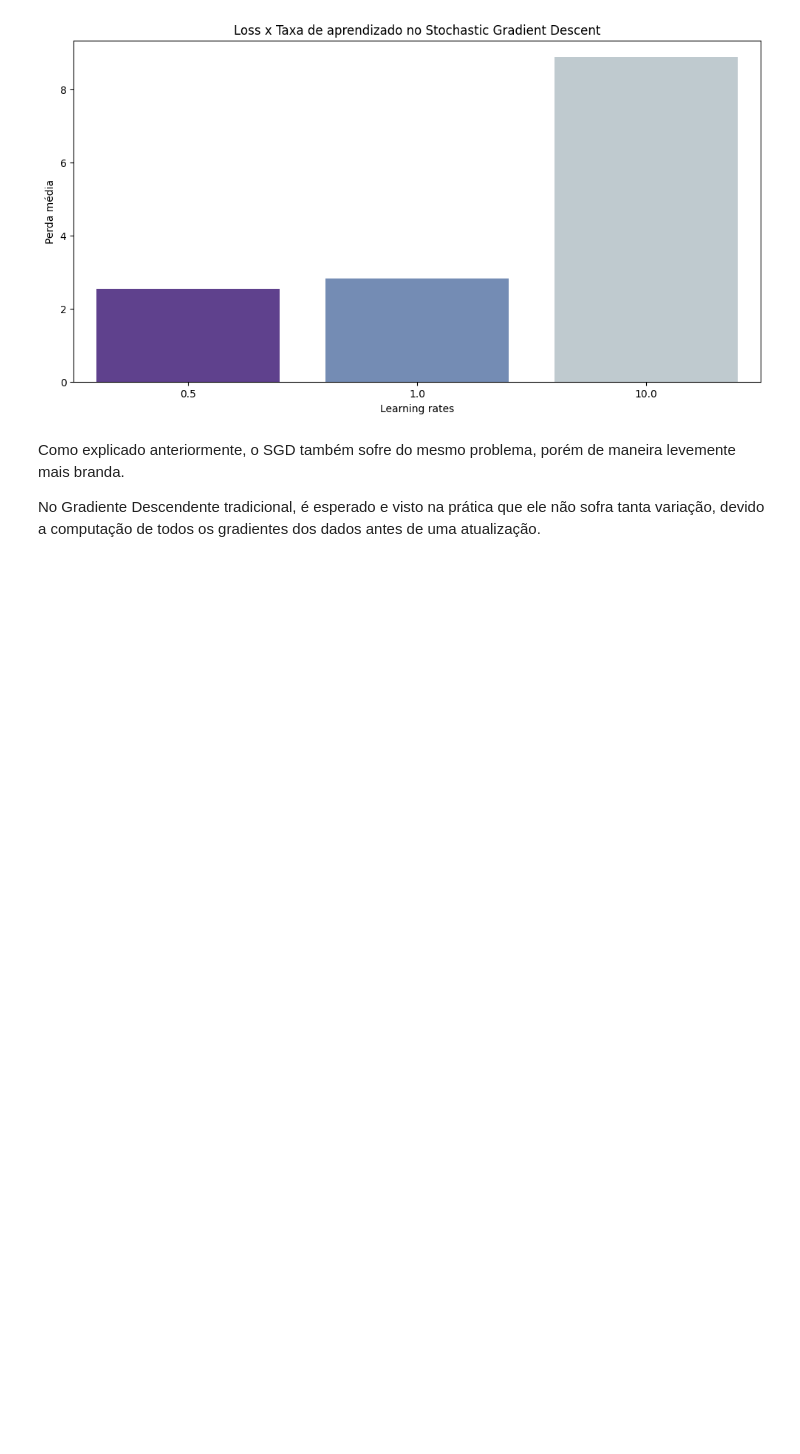
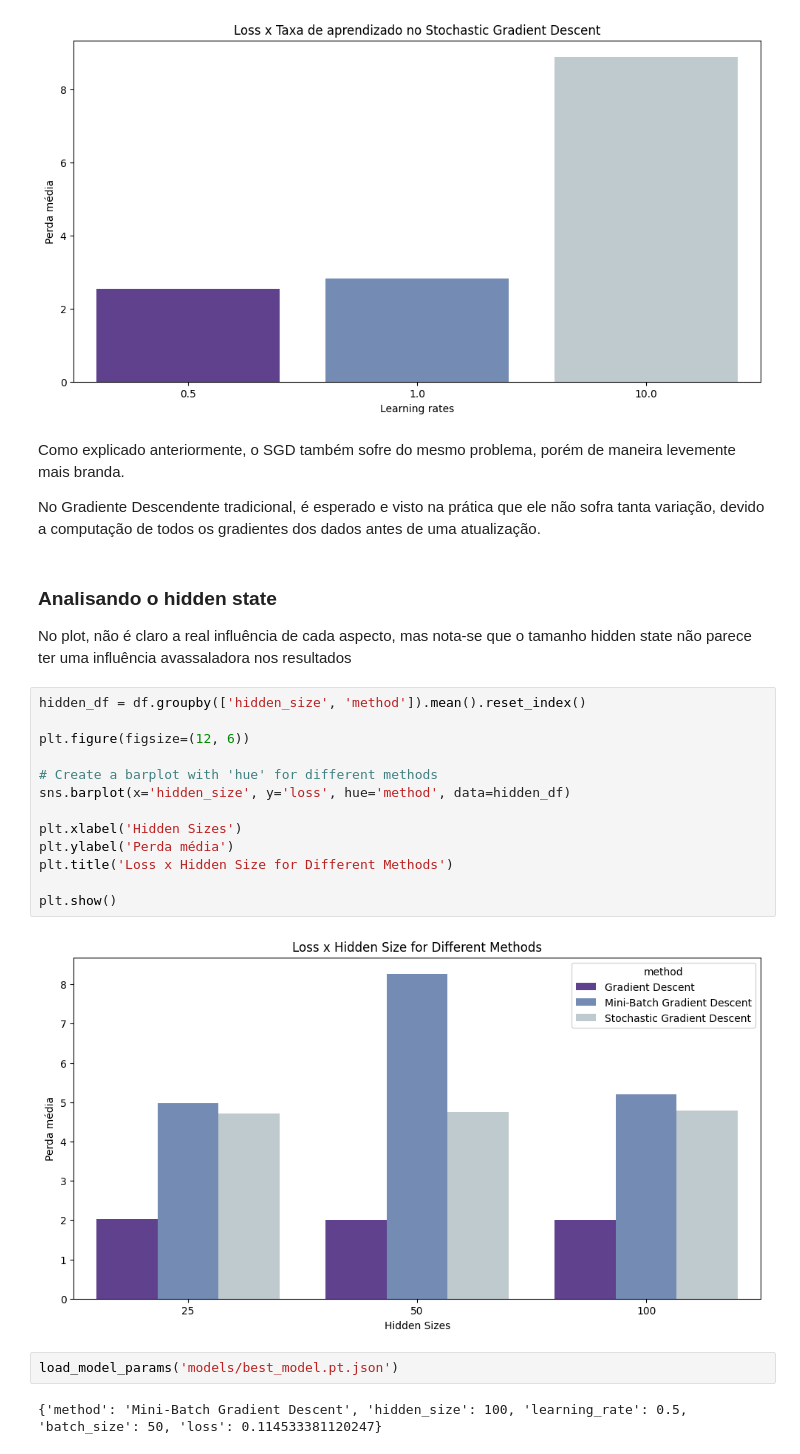
Before and after one commit to lorenzo-cm/ml-tp1, a Jupyter notebook: main.ipynb, the cells around one changed output. Drawn from its saved outputs; the diff is of its cells as text; blank space fills up the shorter version.

```diff
--- a/main.ipynb
+++ b/main.ipynb
@@ -541,3 +547,26 @@ plt.show()
 Como explicado anteriormente, o SGD também sofre do mesmo problema, porém de maneira levemente mais branda.
 
 No Gradiente Descendente tradicional, é esperado e visto na prática que ele não sofra tanta variação, devido a computação de todos os gradientes dos dados antes de uma atualização.
+# %% [markdown]
+### Analisando o hidden state
+
+No plot, não é claro a real influência de cada aspecto, mas nota-se que o tamanho hidden state não parece ter uma influência avassaladora nos resultados
+# %%
+hidden_df = df.groupby(['hidden_size', 'method']).mean().reset_index()
+
+plt.figure(figsize=(12, 6))
+
+# Create a barplot with 'hue' for different methods
+sns.barplot(x='hidden_size', y='loss', hue='method', data=hidden_df)
+
+plt.xlabel('Hidden Sizes')
+plt.ylabel('Perda média')
+plt.title('Loss x Hidden Size for Different Methods')
+
+plt.show()
+# %% [output]
+[figure, added]
+# %%
+load_model_params('models/best_model.pt.json')
+# %% [output]
+{'method': 'Mini-Batch Gradient Descent', 'hidden_size': 100, 'learning_rate': 0.5, 'batch_size': 50, 'loss': 0.114533381120247}
```
Also changed, not shown: parts of 9 cells of this notebook, 1 other file.
